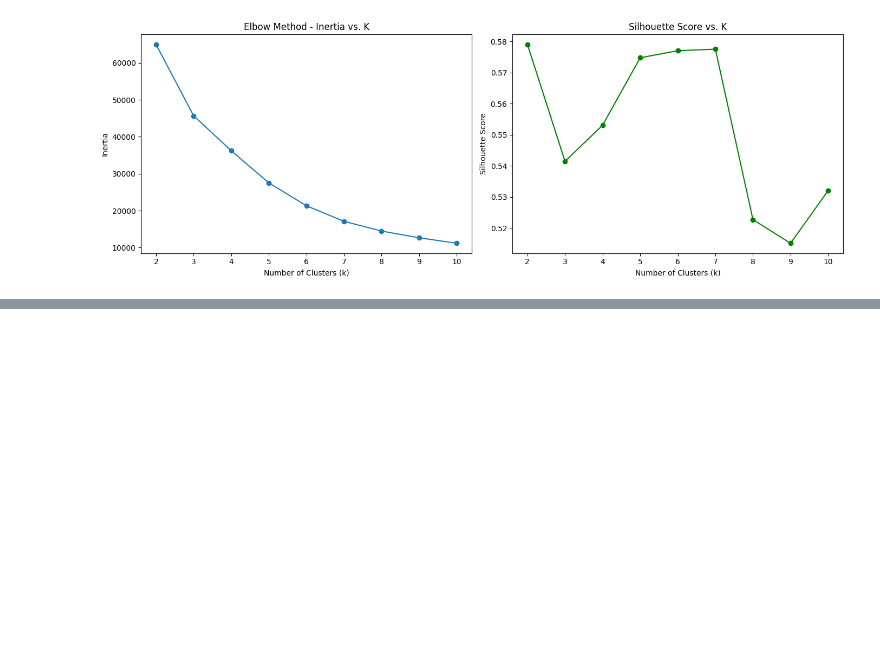
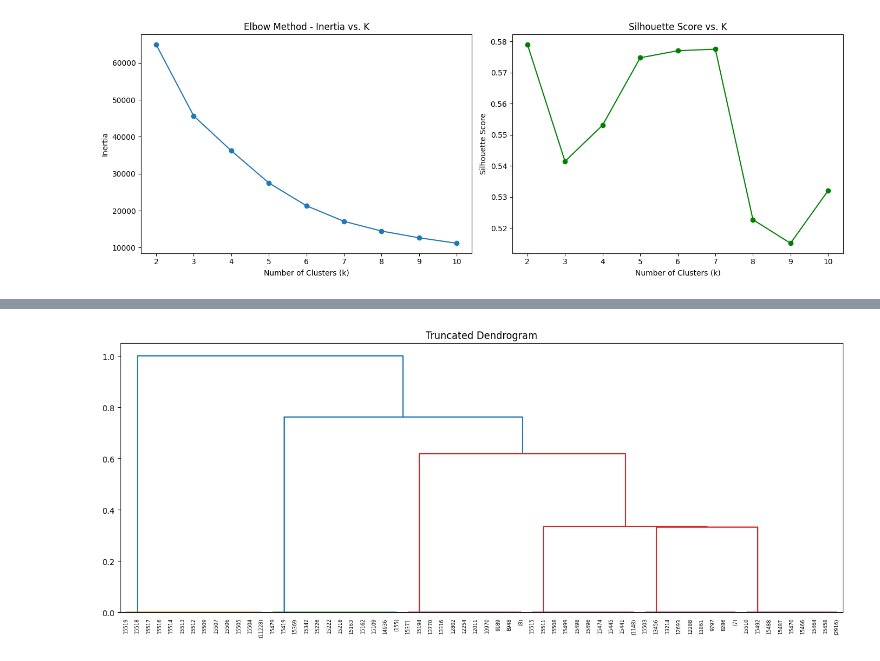
Before and after one commit to bellatrix-ds/ml-in-crypto, a Jupyter notebook: 03_Smart_Contract_Usage_Clustering/Smart_Contract_Clustering.ipynb, the cells around one changed output, grey strips where cells are left out. Drawn from its saved outputs; the diff is of its cells as text; code cells hidden in the pictures; blank space fills up the shorter version.

```diff
--- a/03_Smart_Contract_Usage_Clustering/Smart_Contract_Clustering.ipynb
+++ b/03_Smart_Contract_Usage_Clustering/Smart_Contract_Clustering.ipynb
@@ -476,0 +573,9 @@ df[['category', 'sub_category']] = df['FUNCTION_NAME'].apply(
+# %%
+median_days = df_features['active_days'].median()
+df_features['active_days_high'] = (df_features['active_days'] > median_days).astype(int)
+
+median_function = df_features['unique_function_count'].median()
+df_features['function_high'] = (df_features['unique_function_count'] > median_function).astype(int)
+
+median_tx = df_features['total_tx_count'].median()
+df_features['tx_high'] = (df_features['total_tx_count'] > median_tx).astype(int)
@@ -476,0 +598,29 @@ df[['category', 'sub_category']] = df['FUNCTION_NAME'].apply(
+# %%
+from scipy.cluster.hierarchy import linkage, dendrogram
+from scipy.spatial.distance import pdist, squareform
+import matplotlib.pyplot as plt
+
+
+binary_features = ['active_days_high', 'function_high', 'tx_high']
+X_bin = df_features[binary_features]
+X_bin = X_bin.fillna(0).astype(int)
+from scipy.spatial.distance import pdist
+from scipy.cluster.hierarchy import linkage, dendrogram
+import matplotlib.pyplot as plt
+
+jaccard_dist = pdist(X_bin, metric='jaccard')
+
+linkage_matrix = linkage(jaccard_dist, method='average')  # average یا complete بهتره برای داده باینری
+
+plt.figure(figsize=(16, 6))
+dendrogram(
+    linkage_matrix,
+    truncate_mode='level',  # فقط n سطح اول
+    p=12,                     # تعداد سطوح (مثلاً 5)
+    leaf_rotation=90,
+    leaf_font_size=6
+)
+plt.title("Truncated Dendrogram")
+plt.show()
+# %% [output]
+[figure, added]
```
Also changed, not shown: parts of 42 cells of this notebook.
